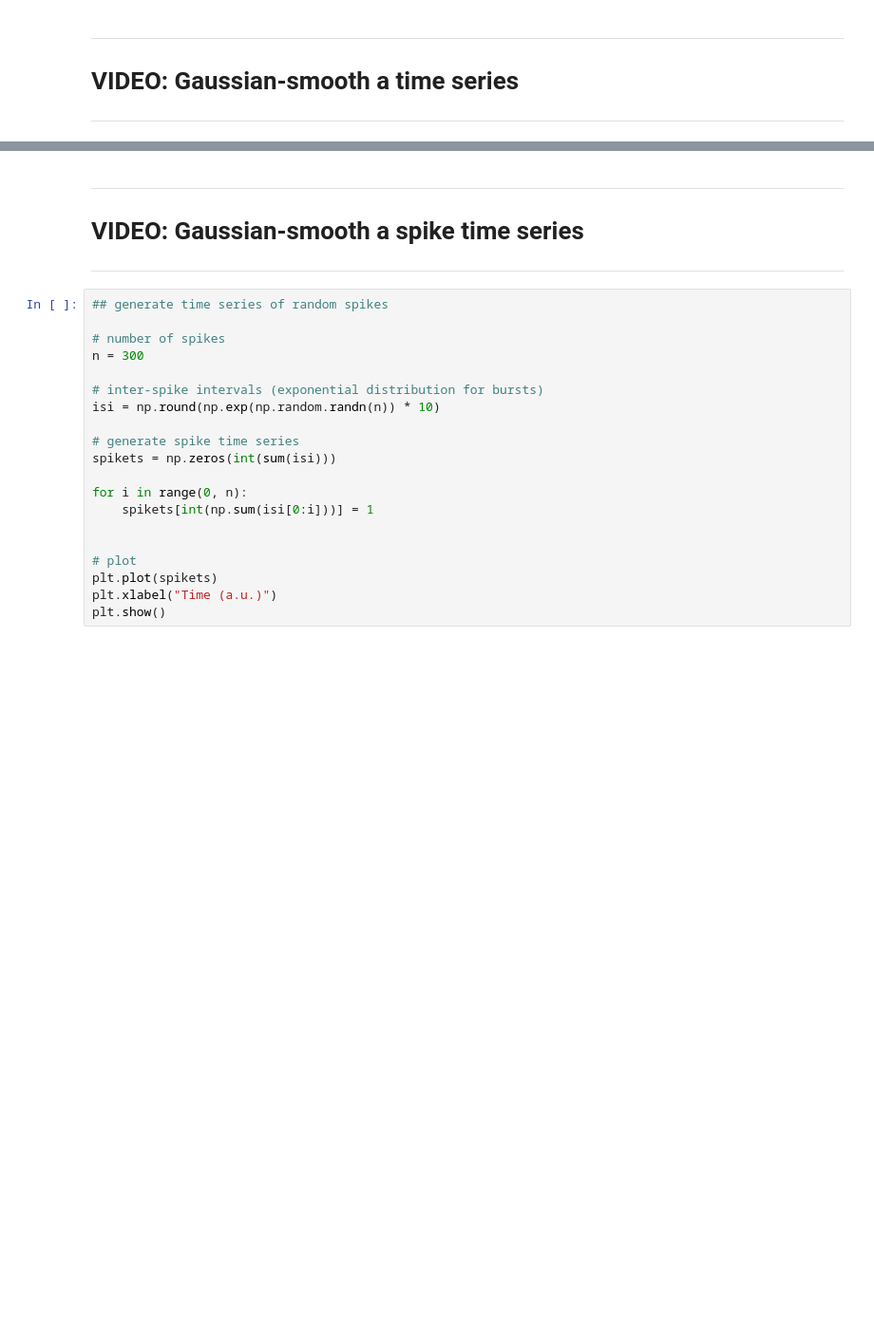
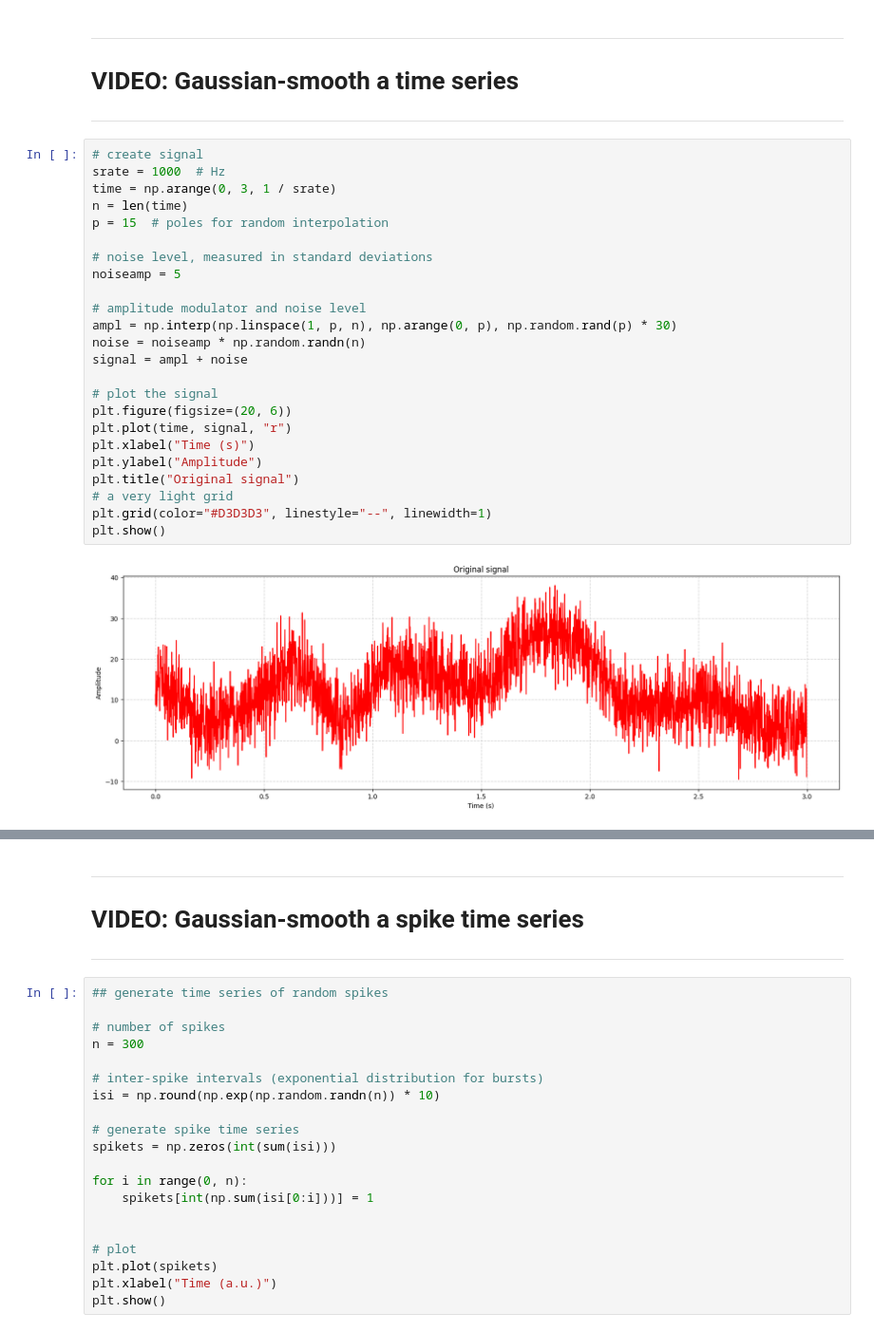
Before and after one commit to marzzelo/SignalProcessing, a Jupyter notebook: TimeSeriesDenoising/sigprocMXC_timeSeriesDenoising.ipynb, the cells around one changed output, grey strips where cells are left out. Shown at 95% size. Cells and saved outputs as stored; diff of their text form; blank space fills up the shorter version.

```diff
--- a/TimeSeriesDenoising/sigprocMXC_timeSeriesDenoising.ipynb
+++ b/TimeSeriesDenoising/sigprocMXC_timeSeriesDenoising.ipynb
@@ -134,3 +140,29 @@ windowsize = 41.0 ms
 ---
 # VIDEO: Gaussian-smooth a time series
 ---
+# %%
+# create signal
+srate = 1000  # Hz
+time = np.arange(0, 3, 1 / srate)
+n = len(time)
+p = 15  # poles for random interpolation
+
+# noise level, measured in standard deviations
+noiseamp = 5
+
+# amplitude modulator and noise level
+ampl = np.interp(np.linspace(1, p, n), np.arange(0, p), np.random.rand(p) * 30)
+noise = noiseamp * np.random.randn(n)
+signal = ampl + noise
+
+# plot the signal
+plt.figure(figsize=(20, 6))
+plt.plot(time, signal, "r")
+plt.xlabel("Time (s)")
+plt.ylabel("Amplitude")
+plt.title("Original signal")
+# a very light grid
+plt.grid(color="#D3D3D3", linestyle="--", linewidth=1)
+plt.show()
+# %% [output]
+[figure, added]
```
Also changed, not shown: parts of 15 cells of this notebook, 3 other files.
